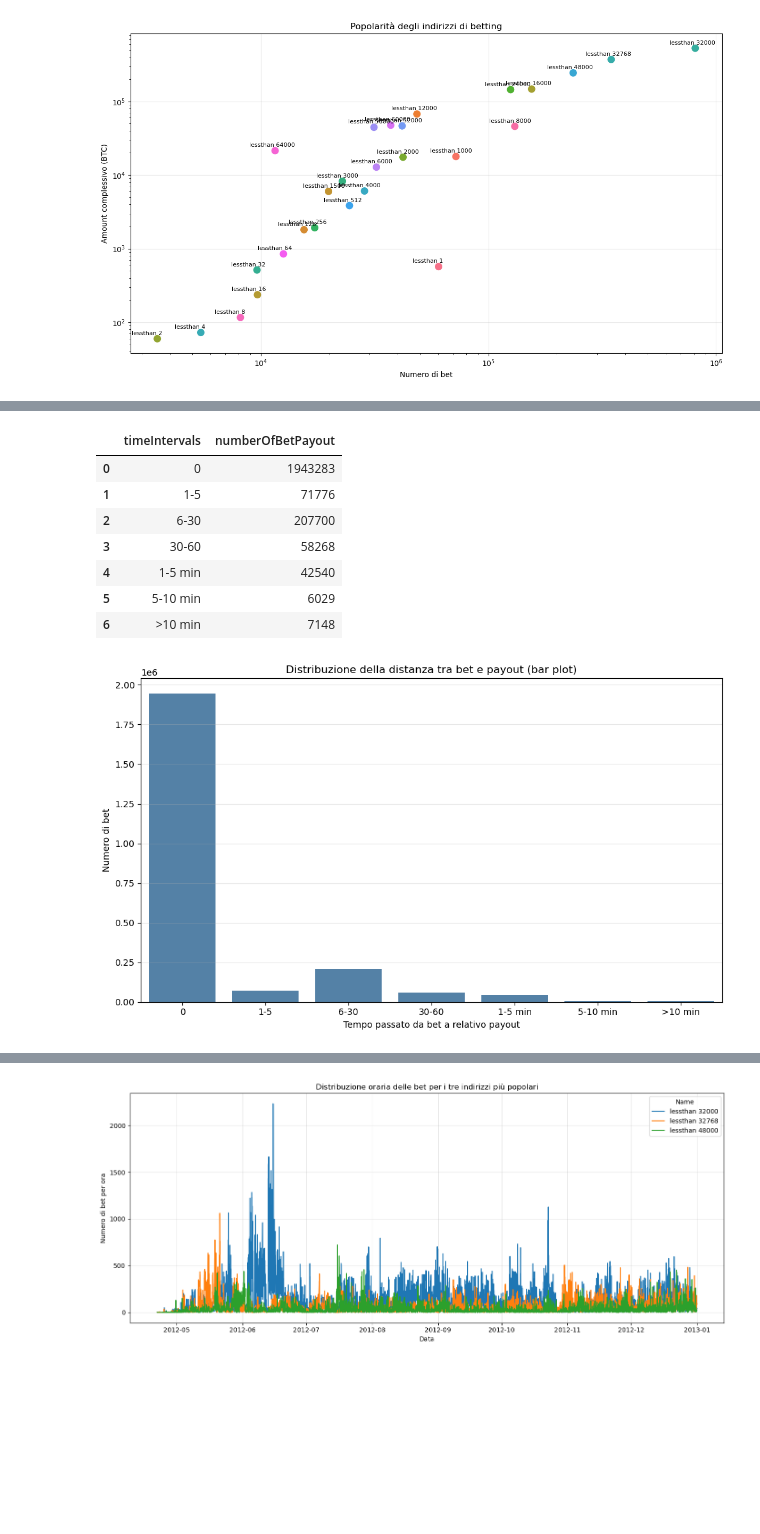
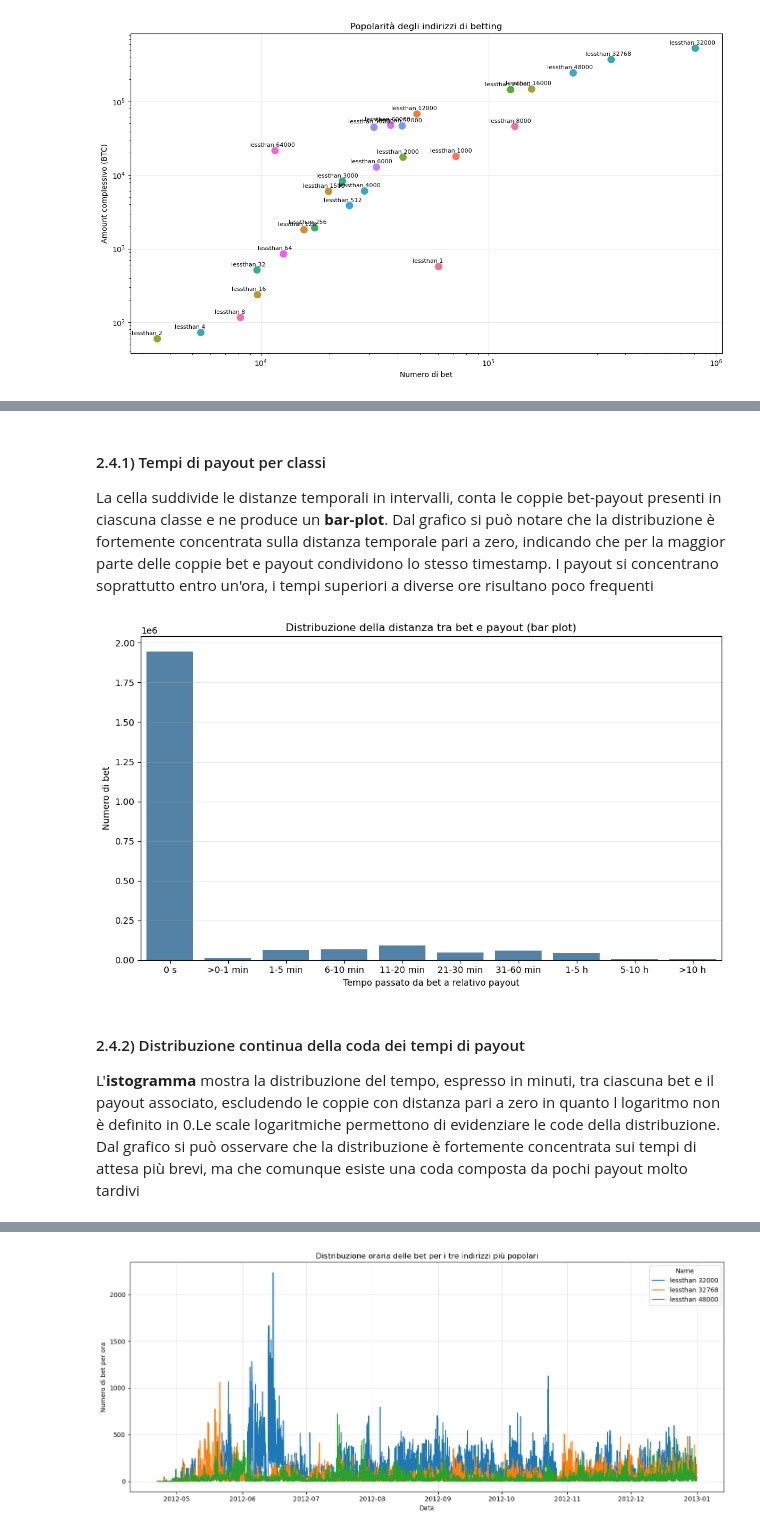
Before and after one commit to ArcticWrr/BetFlow, a Jupyter notebook: progetto_BetFlow.ipynb, the cells around one changed output, grey strips where cells are left out. Cells and saved outputs as stored; diff of their text form; code cells hidden in the pictures; blank space fills up the shorter version.

```diff
--- a/progetto_BetFlow.ipynb
+++ b/progetto_BetFlow.ipynb
@@ -514,45 +601,44 @@ plt.show()
+# %% [markdown]
+#### 2.4.1) Tempi di payout per classi
+
+La cella suddivide le distanze temporali in intervalli, conta le coppie bet-payout presenti in ciascuna classe e ne produce un **bar-plot**. Dal grafico si può notare che la distribuzione è fortemente concentrata sulla distanza temporale pari a zero, indicando che per la maggior parte delle coppie bet e payout condividono lo stesso timestamp. I payout si concentrano soprattutto entro un'ora, i tempi superiori a diverse ore risultano poco frequenti
 # %%
 ValidPairsBarPlot = validPairs.copy()
 ValidPairsBarPlot["timeIntervals"] = pd.cut(
     ValidPairsBarPlot["distanceMinutes"],
-    bins=[-0.001,0,5,30,60,300,600,float("inf")]
+    bins=[-0.001,0,1,5,10,20,30,60,300,600,float("inf")]
     ,
     labels=[
-        "0", "1-5", "6-30", "30-60",
-        "1-5 min", "5-10 min", ">10 min"
+        "0 s",">0-1 min", "1-5 min", "6-10 min","11-20 min","21-30 min", "31-60 min",
+        "1-5 h", "5-10 h", ">10 h"
     ]
 )
 
 ValidPairsDistribution = (
     ValidPairsBarPlot
     .groupby("timeIntervals", observed=False)
     .size()
     .rename("numberOfBetPayout")
     .reset_index()
 )
-display(ValidPairsDistribution)
 plt.figure(figsize=(10, 6))
 
 sns.barplot(
     data=ValidPairsDistribution,
     x="timeIntervals",
     y="numberOfBetPayout",
     color="steelblue"
 )
 
 plt.xlabel("Tempo passato da bet a relativo payout")
 plt.ylabel("Numero di bet")
 plt.title("Distribuzione della distanza tra bet e payout (bar plot)")
 plt.grid(axis="y", alpha=0.3)
 plt.tight_layout()
 plt.show()
 # %% [output]
-|  | timeIntervals | numberOfBetPayout |
-| 0 | 0 | 1943283 |
-| 1 | 1-5 | 71776 |
-| 2 | 6-30 | 207700 |
-| 3 | 30-60 | 58268 |
-| 4 | 1-5 min | 42540 |
-| 5 | 5-10 min | 6029 |
-| 6 | >10 min | 7148 |
-[figure, old version]
+[figure, new version]
+# %% [markdown]
+#### 2.4.2) Distribuzione continua della coda dei tempi di payout
+
+L'**istogramma** mostra la distribuzione del tempo, espresso in minuti, tra ciascuna bet e il payout associato, escludendo le coppie con distanza pari a zero in quanto l logaritmo non è definito in 0.Le scale logaritmiche permettono di evidenziare le code della distribuzione. Dal grafico si può osservare che la distribuzione è fortemente concentrata sui tempi di attesa più brevi, ma che comunque esiste una coda composta da pochi payout molto tardivi
```
Also changed, not shown: parts of 67 cells of this notebook.
